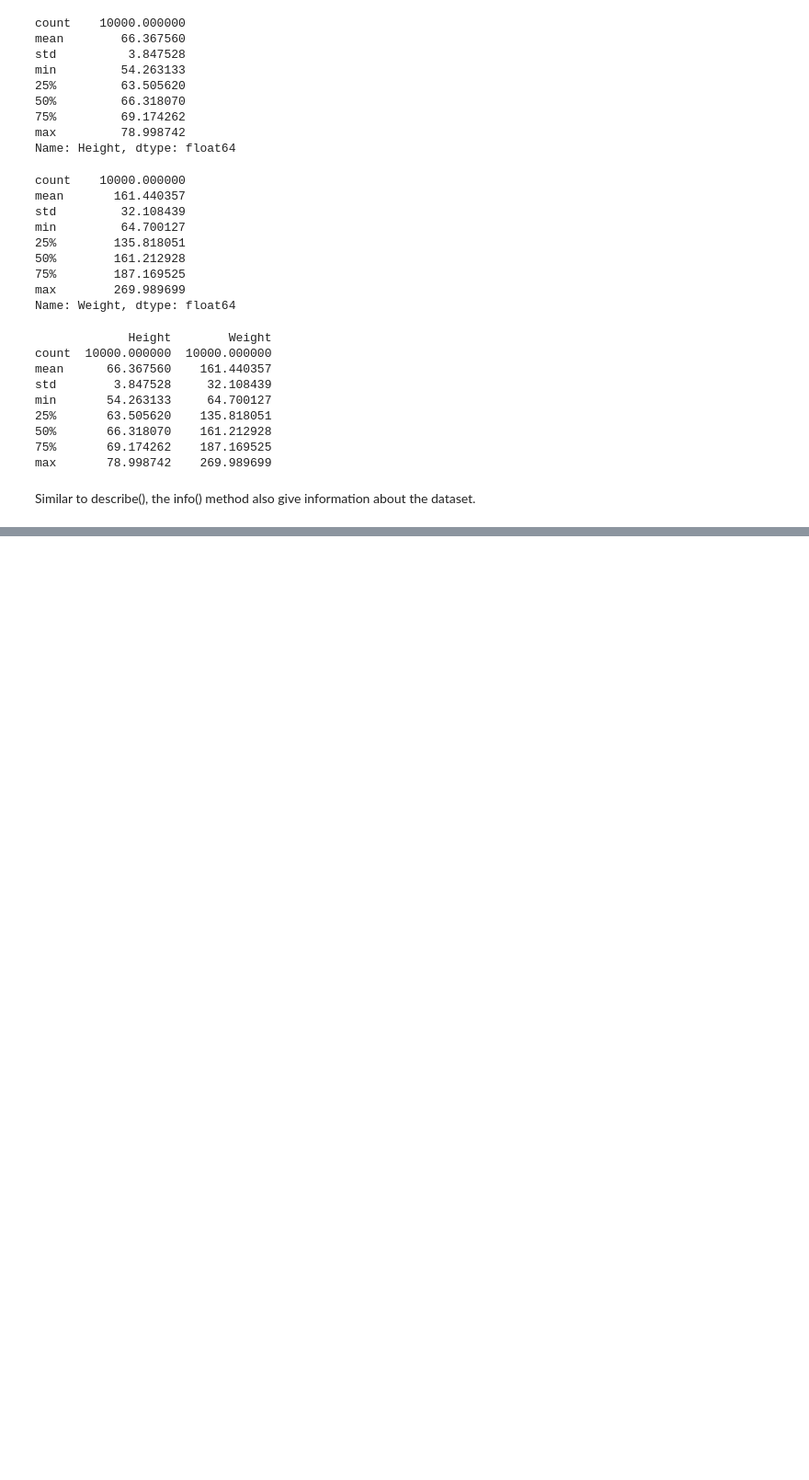
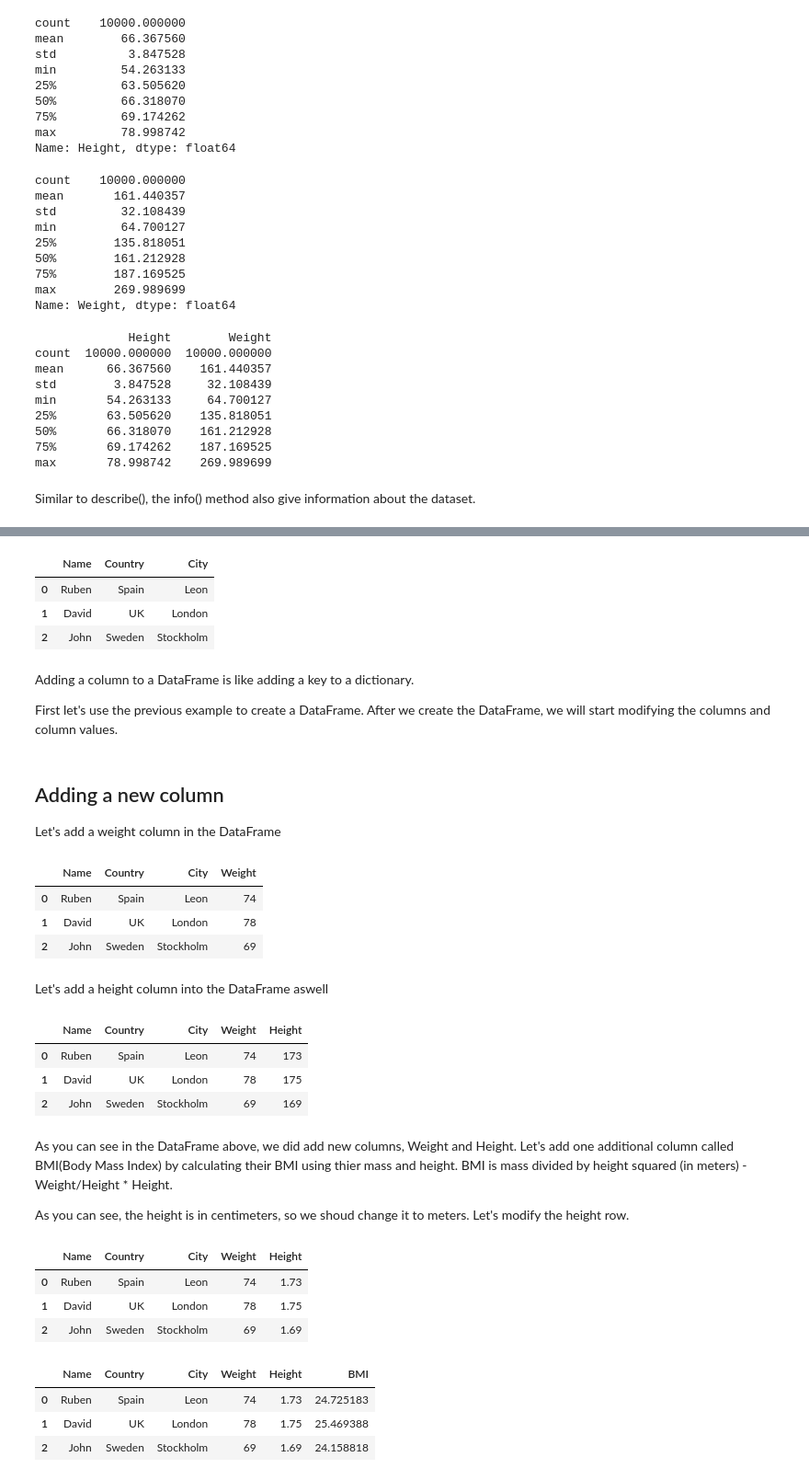
Before and after one commit to rublaman/30-Days-Of-Python, a Jupyter notebook: 25_Day_Pandas/pandas.ipynb, the cells around one changed output, grey strips where cells are left out. Shown at 92% size. Drawn from its saved outputs; the diff is of its cells as text; code cells hidden in the pictures; blank space fills up the shorter version.

Commit message:
Complete Pandas section

```diff
--- a/25_Day_Pandas/pandas.ipynb
+++ b/25_Day_Pandas/pandas.ipynb
@@ -279,0 +292,75 @@ Similar to describe(), the info() method also give information about the dataset
+# %%
+import pandas as pd
+import numpy as np
+
+data = [
+    {"Name": "Ruben", "Country":"Spain","City":"Leon"},
+    {"Name": "David", "Country":"UK","City":"London"},
+    {"Name": "John", "Country":"Sweden","City":"Stockholm"}]
+
+df = pd.DataFrame(data)
+df
+# %% [output]
+|  | Name | Country | City |
+| 0 | Ruben | Spain | Leon |
+| 1 | David | UK | London |
+| 2 | John | Sweden | Stockholm |
+# %% [markdown]
+Adding a column to a DataFrame is like adding a key to a dictionary.
+
+First let's use the previous example to create a DataFrame. After we create the DataFrame, we will start modifying the columns and column values.
+# %% [markdown]
+## Adding a new column
+Let's add a weight column in the DataFrame
+# %%
+weights = [74, 78, 69]
+df['Weight'] = weights
+df
+# %% [output]
+|  | Name | Country | City | Weight |
+| 0 | Ruben | Spain | Leon | 74 |
+| 1 | David | UK | London | 78 |
+| 2 | John | Sweden | Stockholm | 69 |
+# %% [markdown]
+Let's add a height column into the DataFrame aswell
+# %%
+heights = [173, 175, 169]
+df['Height'] = heights
+df
+# %% [output]
+|  | Name | Country | City | Weight | Height |
+| 0 | Ruben | Spain | Leon | 74 | 173 |
+| 1 | David | UK | London | 78 | 175 |
+| 2 | John | Sweden | Stockholm | 69 | 169 |
+# %% [markdown]
+As you can see in the DataFrame above, we did add new columns, Weight and Height. Let's add one additional column called BMI(Body Mass Index) by calculating their BMI using thier mass and height. BMI is mass divided by height squared (in meters) - Weight/Height * Height.
+
+As you can see, the height is in centimeters, so we shoud change it to meters. Let's modify the height row.
+# %%
+df['Height'] = df['Height'] * 0.01
+df
+# %% [output]
+|  | Name | Country | City | Weight | Height |
+| 0 | Ruben | Spain | Leon | 74 | 1.73 |
+| 1 | David | UK | London | 78 | 1.75 |
+| 2 | John | Sweden | Stockholm | 69 | 1.69 |
+# %%
+# Using functions makes our code clean, but you can calculate the bmi without one
+def calculate_bmi ():
+    weights = df['Weight']
+    heights = df['Height']
+    bmi = []
+    for w,h in zip(weights, heights):
+        b = w/(h*h)
+        bmi.append(b)
+    return bmi
+
+bmi = calculate_bmi()
+# %%
+df['BMI'] = bmi
+df
+# %% [output]
+|  | Name | Country | City | Weight | Height | BMI |
+| 0 | Ruben | Spain | Leon | 74 | 1.73 | 24.725183 |
+| 1 | David | UK | London | 78 | 1.75 | 25.469388 |
+| 2 | John | Sweden | Stockholm | 69 | 1.69 | 24.158818 |
```
Also changed, not shown: parts of 22 cells of this notebook.
